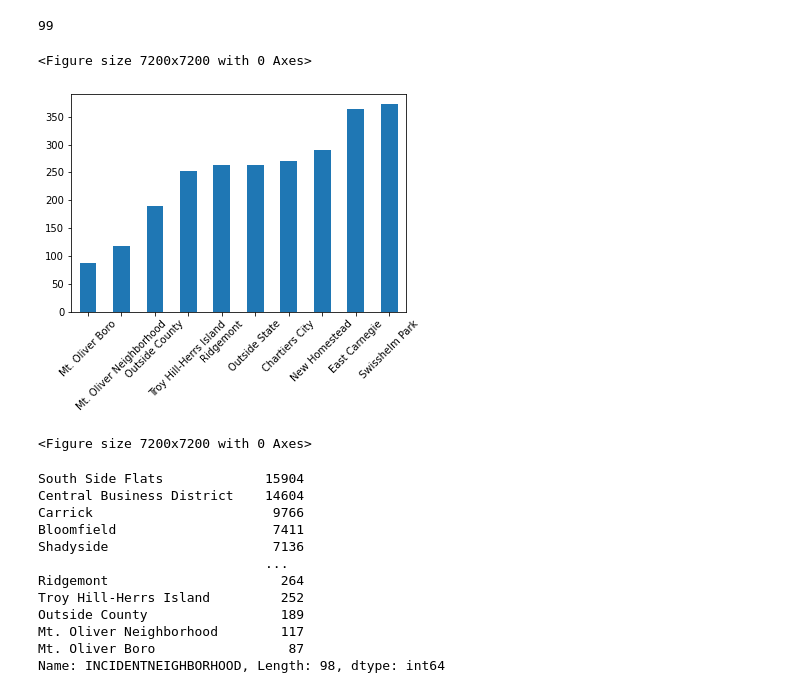
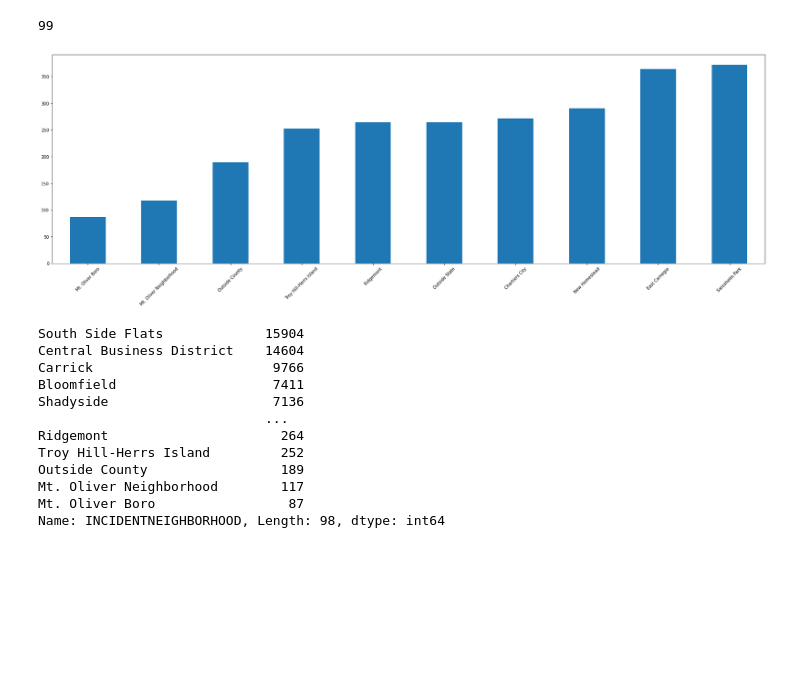
Before and after one commit to EddieTrey/CMPINF0010-Final-Project, a Jupyter notebook: Edward's Notebook/edward.ipynb, the cells around one changed output. Drawn from its saved outputs; the diff is of its cells as text; code cells hidden in the pictures; blank space fills up the shorter version.

```diff
--- a/Edward's Notebook/edward.ipynb
+++ b/Edward's Notebook/edward.ipynb
@@ -22,12 +22,10 @@ df_reverse10 = df_reverse.iloc[:10]
 # %%
 df_reverse10.plot.bar()
 plt.xticks(rotation=45)
-plt.figure(figsize=(100,100))
+plt.rcParams["figure.figsize"] = [16,9]
 # hills island is part of troy hills neighborhood
 # %% [output]
-<Figure size 7200x7200 with 0 Axes>
-[figure, old version]
+[figure, new version]
-<Figure size 7200x7200 with 0 Axes>
 # %%
 df.INCIDENTNEIGHBORHOOD.value_counts()
 # %% [output]
```
